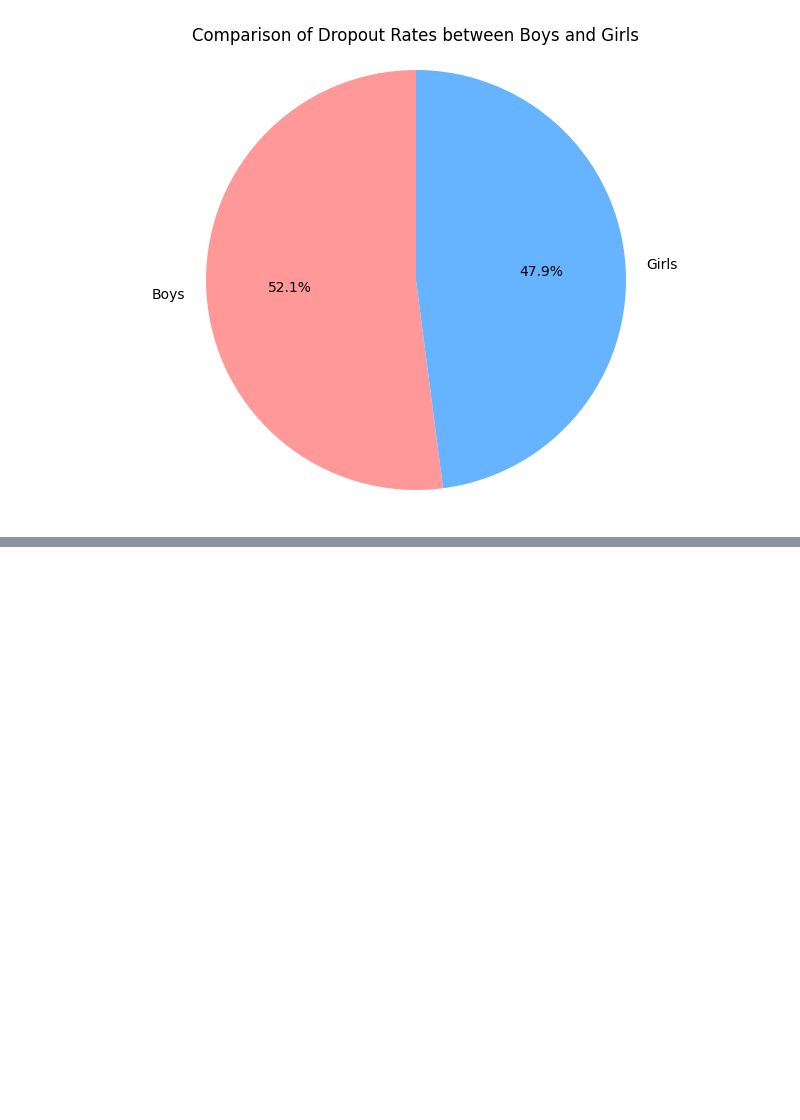
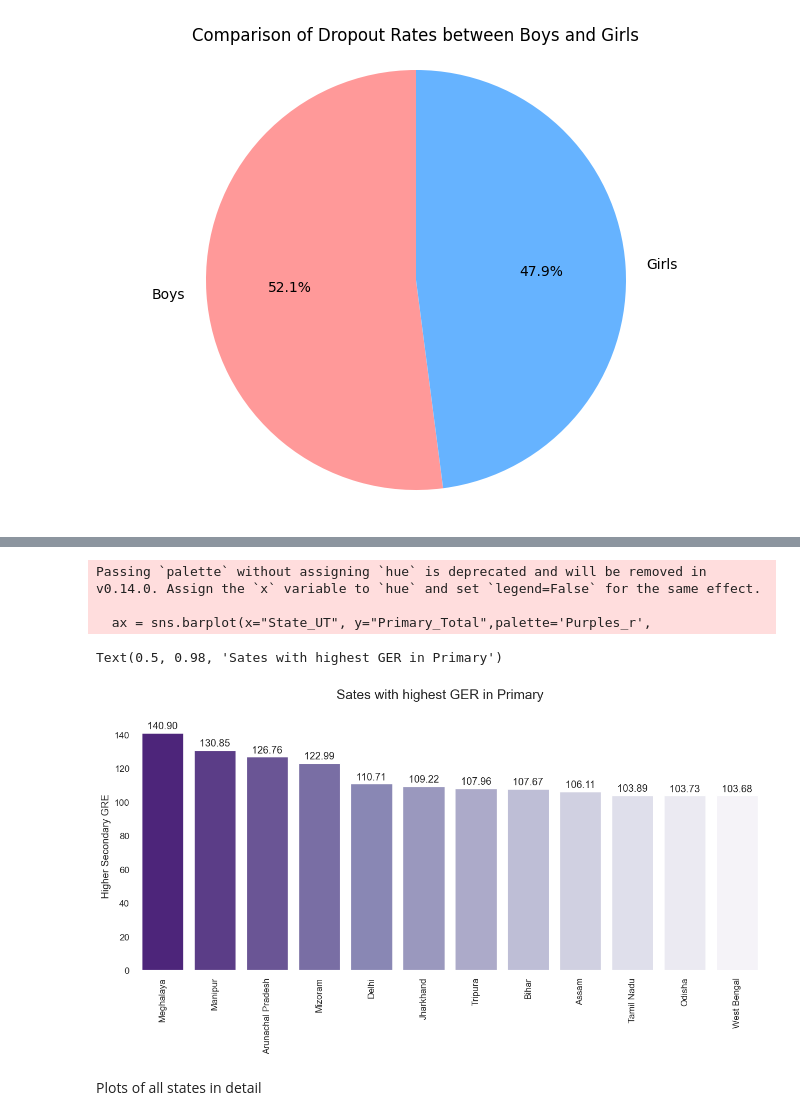
Before and after one commit to vaibhavkushwahaa/Indian-school-education-statistics-analysis, a Jupyter notebook: isesa_app/test.ipynb, the cells around one changed output, grey strips where cells are left out. Saved outputs shown, nothing was run; the diff lists cells and outputs as text; code cells hidden in the pictures; blank space fills up the shorter version.

```diff
--- a/isesa_app/test.ipynb
+++ b/isesa_app/test.ipynb
@@ -266,0 +322,5 @@ for idx, row in merged.iterrows():
+# %%
+filt_year = df_enroll['Year'] =='2015-16'
+df_enroll_latest = df_enroll[filt_year]
+df_enroll_latest.sort_values(by='Higher_Secondary_Total',ascending=False,inplace=True)
+df_enroll_latest['Higher_Secondary_Total'] = df_enroll_latest['Higher_Secondary_Total'].astype('float')
@@ -266,0 +337,32 @@ for idx, row in merged.iterrows():
+# %%
+fig,ax = plt.subplots(figsize=(15,6))
+sns.set_style("white")
+ax = sns.barplot(x="State_UT", y="Primary_Total",palette='Purples_r',
+                 data=df_enroll_latest.sort_values(by='Primary_Total',ascending=False).head(12))
+sns.despine(left=True, bottom=True)
+
+
+for item in ax.get_xticklabels():
+    item.set_rotation(90)
+    item.set_fontsize(12)
+ax.set_xlabel('')
+ax.set_ylabel('Higher Secondary GRE')
+
+
+for p in ax.patches:
+    ax.annotate(format(p.get_height(), '.2f'),
+                   (p.get_x() + p.get_width() / 2., p.get_height()),
+                   ha = 'center', va = 'center',
+                   xytext = (0, 9),
+                   textcoords = 'offset points')
+
+
+fig.suptitle('Sates with highest GER in Primary', fontsize=18)
+# %% [output]
+Passing `palette` without assigning `hue` is deprecated and will be removed in v0.14.0. Assign the `x` variable to `hue` and set `legend=False` for the same effect.
+
+  ax = sns.barplot(x="State_UT", y="Primary_Total",palette='Purples_r',
+Text(0.5, 0.98, 'Sates with highest GER in Primary')
+[figure, added]
+# %% [markdown]
+Plots of all states in detail
```
Also changed, not shown: parts of 33 cells of this notebook, 9 other files.
